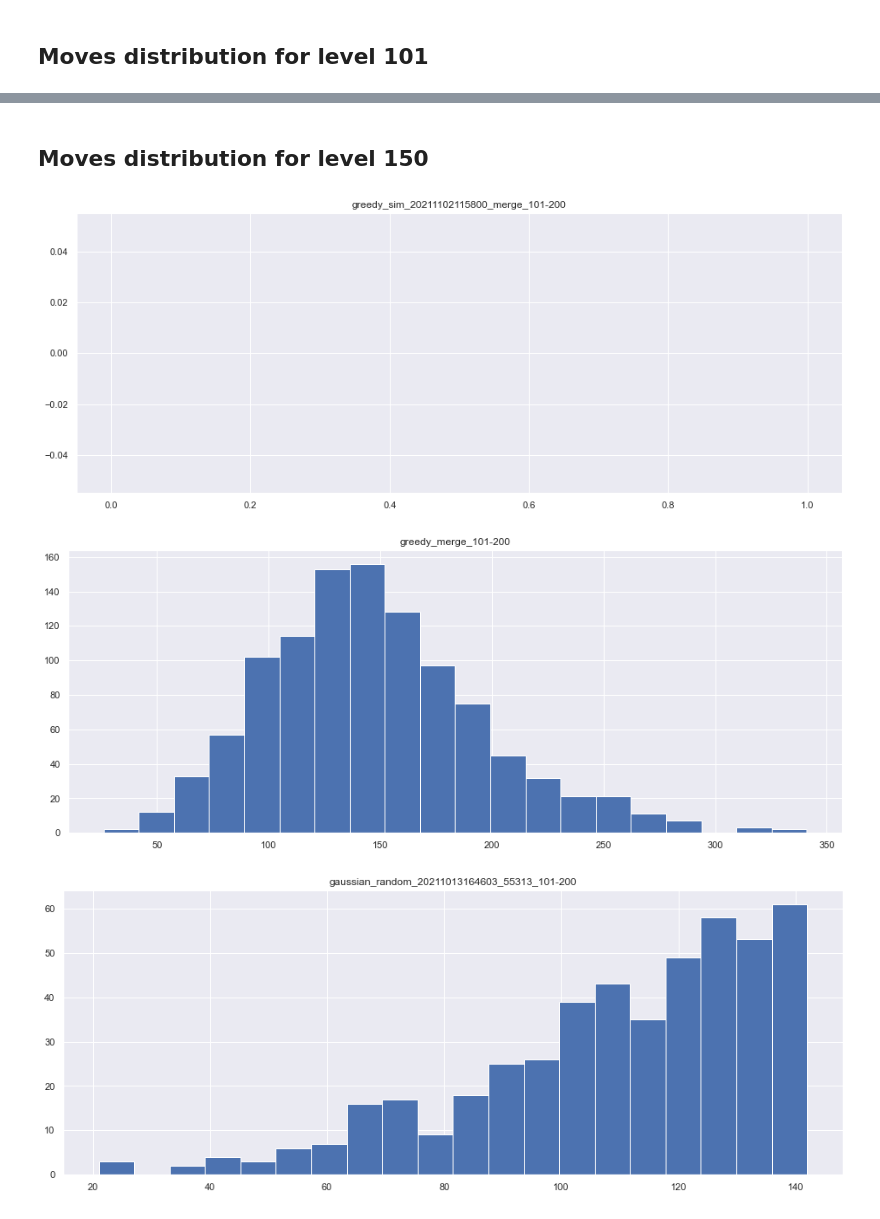
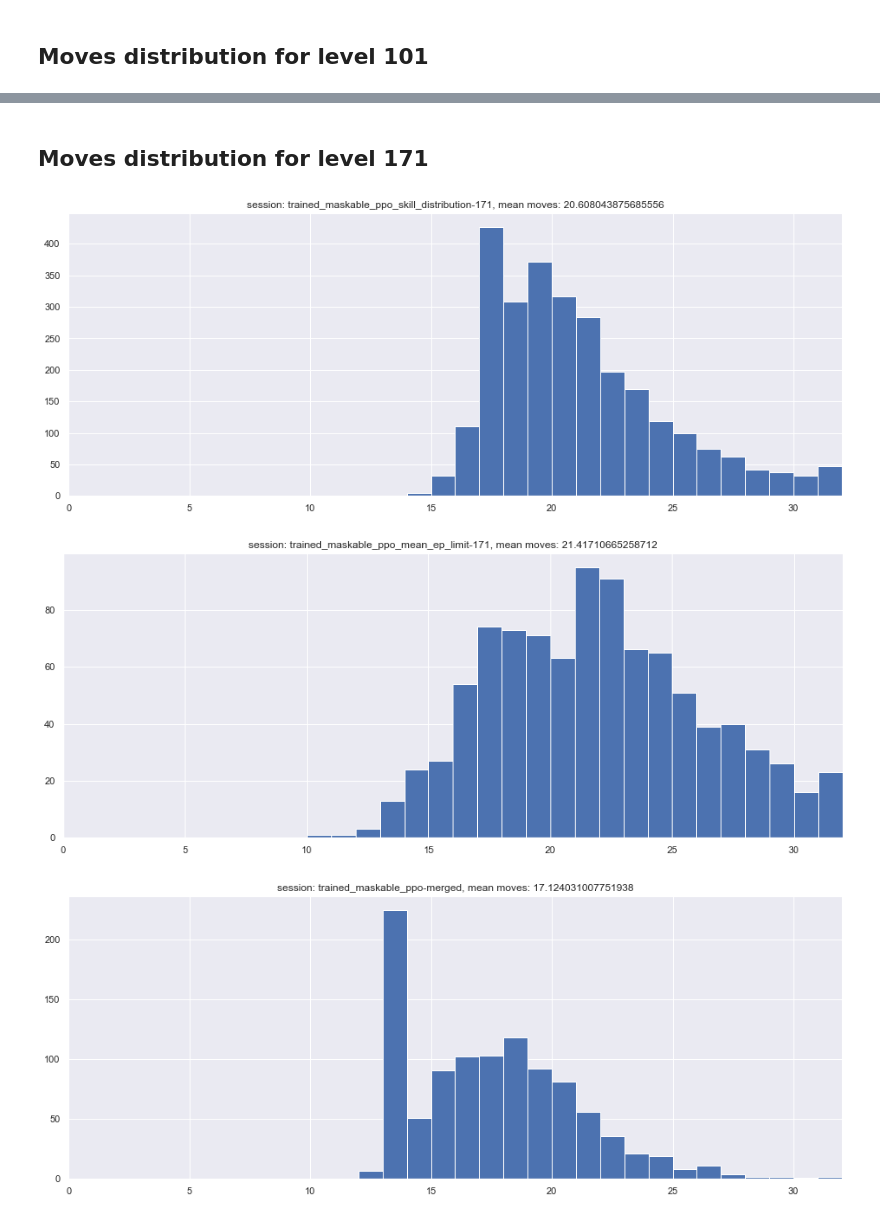
Before and after one commit to paoloburelli/puzzleagent, a Jupyter notebook: agents_evaluation.ipynb, the cells around one changed output, grey strips where cells are left out. Cells and saved outputs as stored; diff of their text form; code cells hidden in the pictures.

```diff
--- a/agents_evaluation.ipynb
+++ b/agents_evaluation.ipynb
@@ -22,11 +39,6 @@ eval_data.append(
 ## Completion Rate (300+)
 # %%
 for ev in eval_data:
-    ev['dataframe']['completed'] = ev['dataframe']['objectives'] == ev['dataframe']['objectives_achieved']
-
-    ev['dataframe']['completed_limit'] = ev['dataframe']['completed']
-    ev['dataframe']['completed_limit'] &= ev['dataframe']['moves_performed'] <= ev['dataframe']['move_limit']
-
     pass_rate = ev['dataframe'].groupby('levelid').aggregate('mean')['completed']
     plt.figure(figsize=(16, 6))
     plt.title(ev['name'])
@@ -79,9 +84,12 @@ for ev in eval_data:
 ## Moves distribution for level 101
 # %%
 for ev in eval_data:
-    completed_runs = ev['dataframe'][ev['dataframe'].completed == True]
+    completed_runs = ev['dataframe'][ev['dataframe'].completed_limit == True]
     completed_runs_level = completed_runs[completed_runs['levelid'] == 101]
-    plt.figure(figsize=(16, 6))
-    plt.title(ev['name'])
-    completed_runs_level['moves_performed'].hist(bins=20)
+    if len(completed_runs_level) > 0:
+        plt.figure(figsize=(16, 6))
+        plt.title(ev['name'])
+        plt.xlim(0, max(completed_runs_level['moves_performed']))
+        completed_runs_level['moves_performed'].hist(
+            bins=max(completed_runs_level['moves_performed']) - min(completed_runs_level['moves_performed']))
 # %% [output]
@@ -94,0 +117,15 @@ for ev in eval_data:
+# %%
+ev = list(filter(lambda a: a['name'] == 'trained_maskable_ppo_mean_ep_limit-101', eval_data))[0]
+runs_level = ev['dataframe'][ev['dataframe']['levelid'] == 101]
+level_move_limit = runs_level['move_limit'].min()
+
+completion_rate = []
+for i in range(-20, 20):
+    simulated_limit = level_move_limit + i
+    completed = len(runs_level[runs_level['moves_performed'] <= simulated_limit]) / len(runs_level['moves_performed'])
+    completion_rate.append({'limit': simulated_limit, 'completion': completed})
+
+data = pandas.DataFrame(completion_rate)
+plt.figure(figsize=(16, 6))
+plt.title(f"{ev['name']} ({level_move_limit})")
+plt.bar(data['limit'], data['completion'])
@@ -95,13 +135,16 @@ for ev in eval_data:
 # %% [markdown]
-## Moves distribution for level 150
+## Moves distribution for level 171
 # %%
 for ev in eval_data:
-    completed_runs = ev['dataframe'][ev['dataframe'].completed == True]
-    completed_runs_level = completed_runs[completed_runs['levelid'] == 150]
-    plt.figure(figsize=(16, 6))
-    plt.title(ev['name'])
-    completed_runs_level['moves_performed'].hist(bins=20)
+    completed_runs = ev['dataframe'][ev['dataframe'].completed_limit == True]
+    completed_runs_level = completed_runs[completed_runs['levelid'] == 171]
+    if len(completed_runs_level) > 0:
+        plt.figure(figsize=(16, 6))
+        plt.title(f"session: {ev['name']}, mean moves: {completed_runs_level['moves_performed'].mean()}")
+        plt.xlim(0, max(completed_runs_level['moves_performed']))
+        completed_runs_level['moves_performed'].hist(
+            bins=max(completed_runs_level['moves_performed']) - min(completed_runs_level['moves_performed']))
 # %% [output]
-[figure, old version]
+[figure, new version]
-[figure, old version]
+[figure, new version]
-[figure, old version]
+[figure, new version]
```
Also changed, not shown: parts of 16 cells of this notebook, 7 other files.
